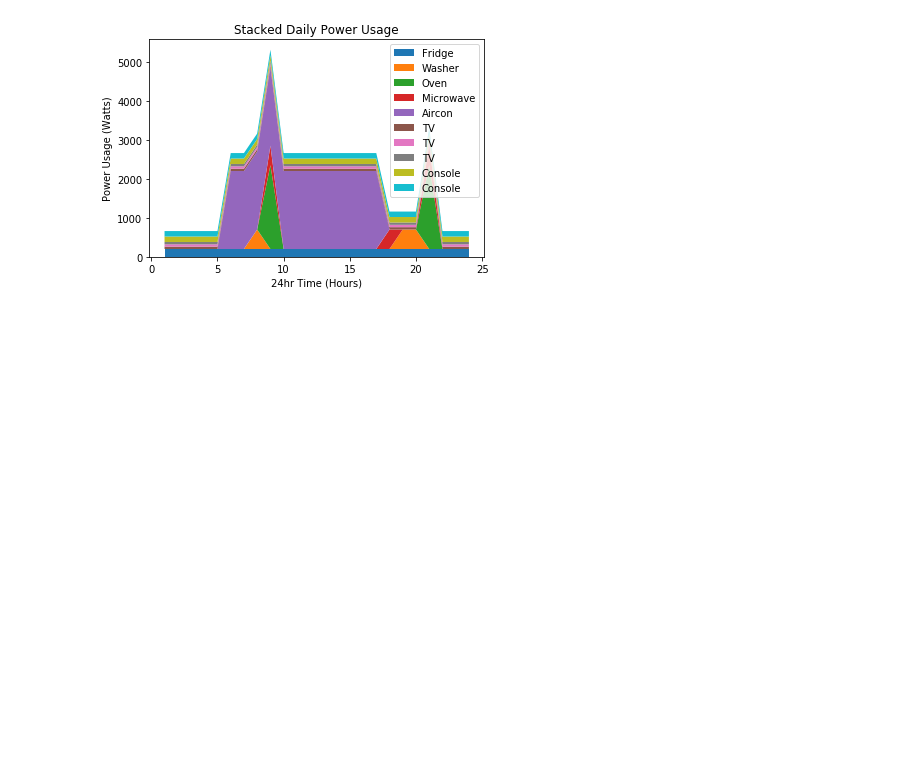
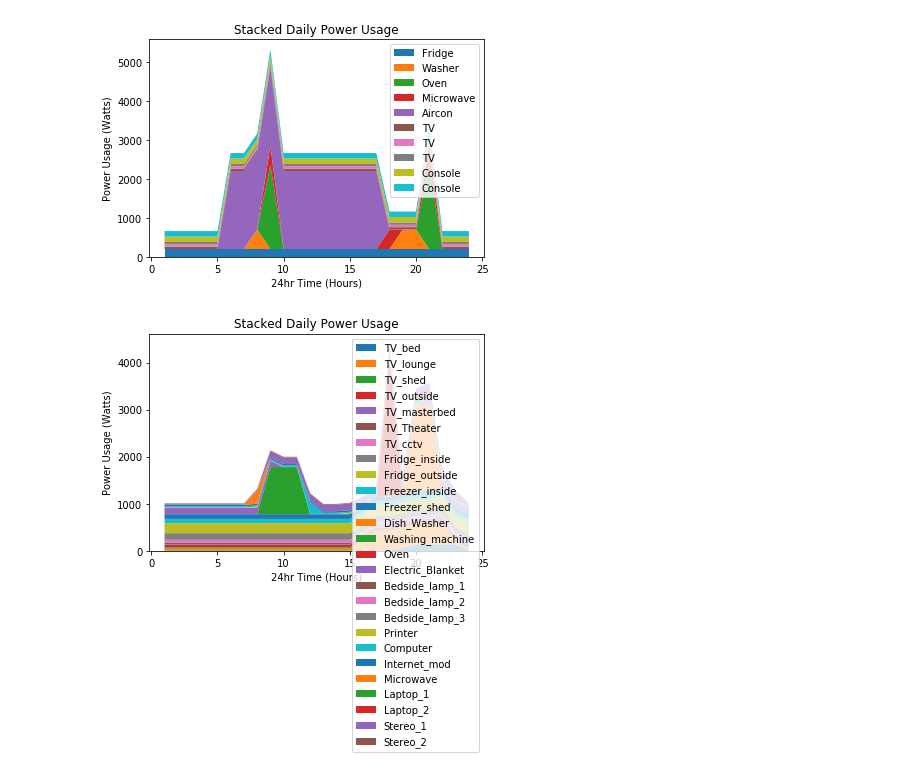
Before and after one commit to connorkuljis/Python-Power-Consumption-Project, a Jupyter notebook: Inves2/Inves2.ipynb, the cells around one changed output. Saved outputs shown, nothing was run; the diff lists cells and outputs as text; code cells hidden in the pictures; blank space fills up the shorter version.

```diff
--- a/Inves2/Inves2.ipynb
+++ b/Inves2/Inves2.ipynb
@@ -57,3 +41,46 @@ plt.legend(loc='upper right')
 plt.show()
 # %% [output]
 [figure]
+# %%
+import numpy as np
+import matplotlib.pyplot as plt
+import seaborn as sns
+import csv
+
+appliance = []
+wattage = []
+usage = []
+times=range(1,25)
+
+# importing the csv file
+with open('ben.csv', newline='') as csvfile:
+    modelreader = csv.reader(csvfile, delimiter=':') # seperate on ':'
+    for row in modelreader:
+        # the format follows; ['appliance name','wattage','power usage']
+        # currently each row is stored as a String
+        # going to split each element into separate lists and convert datatype if needed
+
+        appliancenames = row[0]
+        appliancewattage = float(row[1])
+        p_usage = row[2]
+
+        # appending appliance names
+        appliance.append(appliancenames)
+
+        # appending appliance wattage
+        wattage.append(appliancewattage)
+
+        # list comprehension splitting the long string of numbers into floats and multiplying by current wattage
+        usagelist = [float(i) * appliancewattage for i in p_usage.split(',')]
+        # appending usage
+        usage.append(usagelist)
+
+plt.figure(1)
+plt.title("Stacked Daily Power Usage")
+plt.xlabel("24hr Time (Hours)")
+plt.ylabel("Power Usage (Watts)")
+plt.stackplot(times, usage, labels=appliance)
+plt.legend(loc='upper right')
+plt.show()
+# %% [output]
+[figure, added]
```
Also changed, not shown: parts of 3 cells of this notebook, 22 other files.
